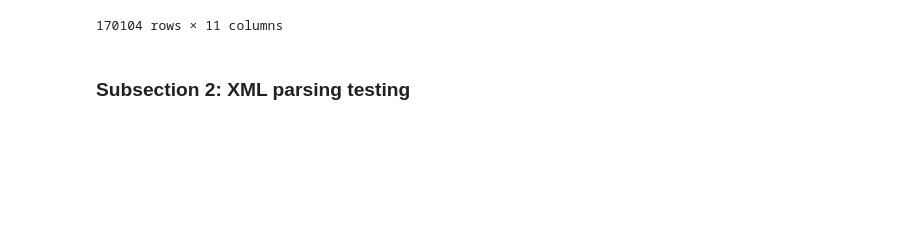
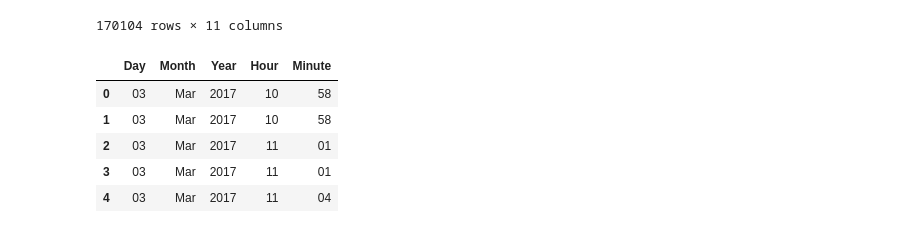
Before and after one commit to Kaabachi/TDA-Gallica, a Jupyter notebook: Sessions.ipynb, the cells around one changed output. Saved outputs shown, nothing was run; the diff lists cells and outputs as text; code cells hidden in the pictures; blank space fills up the shorter version.

```diff
--- a/Sessions.ipynb
+++ b/Sessions.ipynb
@@ -284,5 +285,3 @@ final_df
 | 170102 |  | 62d6ebcb4c44ac6bc6b36479640341a9 | United States | Mountain View | - - [04/Mar/2017:05:20:47 +0100] ... | 04/Mar/2017:05:20:47 +0100 | GET /ark:/12148/btv1b8439376v | 302 | 20 | - | btv1b8439376v |
 | 170103 |  | 62d6ebcb4c44ac6bc6b36479640341a9 | United States | Mountain View | - - [04/Mar/2017:05:20:47 +0100] ... | 04/Mar/2017:05:20:47 +0100 | GET /ark:/12148/bpt6k5789907p | 302 | 20 | - | bpt6k5789907p |
 170104 rows × 11 columns
-# %% [markdown]
-### Subsection 2: XML parsing testing
@@ -288,0 +296,12 @@ final_df
+# %%
+# regroup both columns to get one final dataframe containing the date
+temp_df=temp_df.drop(columns=[2])
+date_df = pd.concat([temp_df,temp_df_2],axis=1)
+date_df.head()
+# %% [output]
+|  | Day | Month | Year | Hour | Minute |
+| 0 | 03 | Mar | 2017 | 10 | 58 |
+| 1 | 03 | Mar | 2017 | 10 | 58 |
+| 2 | 03 | Mar | 2017 | 11 | 01 |
+| 3 | 03 | Mar | 2017 | 11 | 01 |
+| 4 | 03 | Mar | 2017 | 11 | 04 |
```
Also changed, not shown: parts of 13 cells of this notebook.
